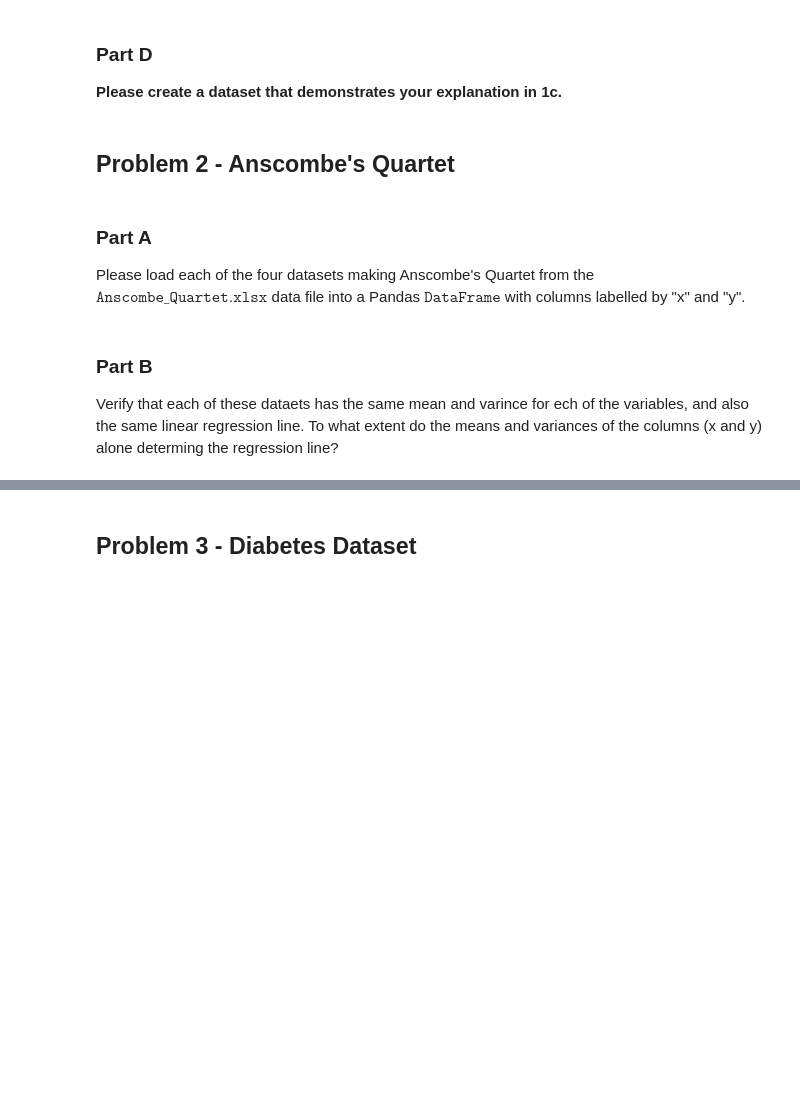
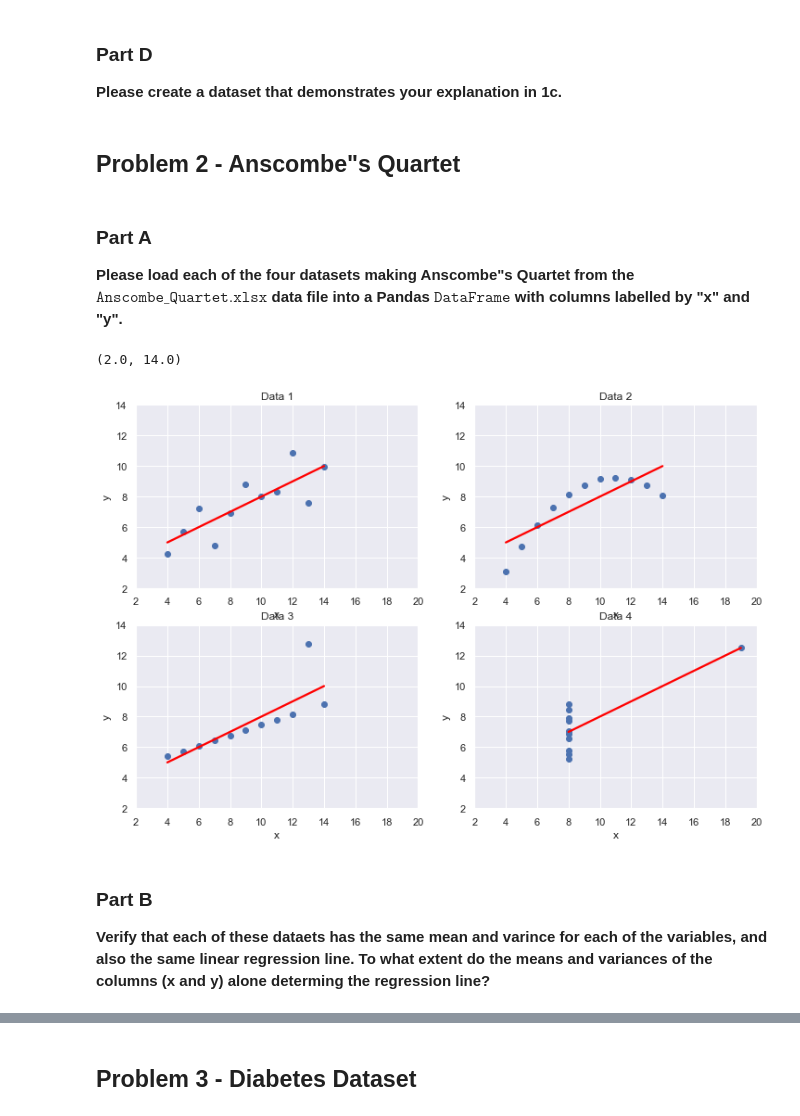
Before and after one commit to pranavavva/sml-310-project-1, a Jupyter notebook: project-1-pa-2022-02-11.ipynb, the cells around one changed output, grey strips where cells are left out. Saved outputs shown, nothing was run; the diff lists cells and outputs as text; code cells hidden in the pictures; blank space fills up the shorter version.

```diff
--- a/project-1-pa-2022-02-11.ipynb
+++ b/project-1-pa-2022-02-11.ipynb
@@ -29,12 +88,46 @@ sns.set()
 
 **Please create a dataset that demonstrates your explanation in 1c.**
 # %% [markdown]
-## Problem 2 - Anscombe's Quartet
+## Problem 2 - Anscombe"s Quartet
 # %% [markdown]
 ### Part A
 
-Please load each of the four datasets making Anscombe's Quartet from the $\texttt{Anscombe\_Quartet.xlsx}$ data file into a Pandas $\texttt{DataFrame}$ with columns labelled by "x" and "y".
+**Please load each of the four datasets making Anscombe"s Quartet from the $\texttt{Anscombe\_Quartet.xlsx}$ data file into a Pandas $\texttt{DataFrame}$ with columns labelled by "x" and "y".**
+# %%
+df1 = pd.read_excel("./Anscombe_Quartet.xlsx", sheet_name="Data1")
+df2 = pd.read_excel("./Anscombe_Quartet.xlsx", sheet_name="Data2")
+df3 = pd.read_excel("./Anscombe_Quartet.xlsx", sheet_name="Data3")
+df4 = pd.read_excel("./Anscombe_Quartet.xlsx", sheet_name="Data4")
+# %%
+fig, axs = plt.subplots(2, 2, figsize=(12, 8))
+
+axs[0][0].scatter(df1["x"], df1["y"])
+sns.regplot(x="x", y="y", data=df1, ax=axs[0][0], scatter=False, color="red", ci=None)
+axs[0][0].set_title("Data 1")
+axs[0][0].set_xlim(2, 20)
+axs[0][0].set_ylim(2, 14)
+
+axs[0][1].scatter(df2["x"], df2["y"])
+sns.regplot(x="x", y="y", data=df2, ax=axs[0][1], scatter=False, color="red", ci=None)
+axs[0][1].set_title("Data 2")
+axs[0][1].set_xlim(2, 20)
+axs[0][1].set_ylim(2, 14)
+
+axs[1][0].scatter(df3["x"], df3["y"])
+sns.regplot(x="x", y="y", data=df3, ax=axs[1][0], scatter=False, color="red", ci=None)
+axs[1][0].set_title("Data 3")
+axs[1][0].set_xlim(2, 20)
+axs[1][0].set_ylim(2, 14)
+
+axs[1][1].scatter(df4["x"], df4["y"])
+sns.regplot(x="x", y="y", data=df4, ax=axs[1][1], scatter=False, color="red", ci=None)
+axs[1][1].set_title("Data 4")
+axs[1][1].set_xlim(2, 20)
+axs[1][1].set_ylim(2, 14)
+# %% [output]
+(2.0, 14.0)
+[figure, added]
 # %% [markdown]
 ### Part B
 
-Verify that each of these dataets has the same mean and varince for ech of the variables, and also the same linear regression line. To what extent do the means and variances of the columns (x and y) alone determing the regression line?
+**Verify that each of these dataets has the same mean and varince for each of the variables, and also the same linear regression line. To what extent do the means and variances of the columns (x and y) alone determing the regression line?**
```
Also changed, not shown: parts of 19 cells of this notebook.
